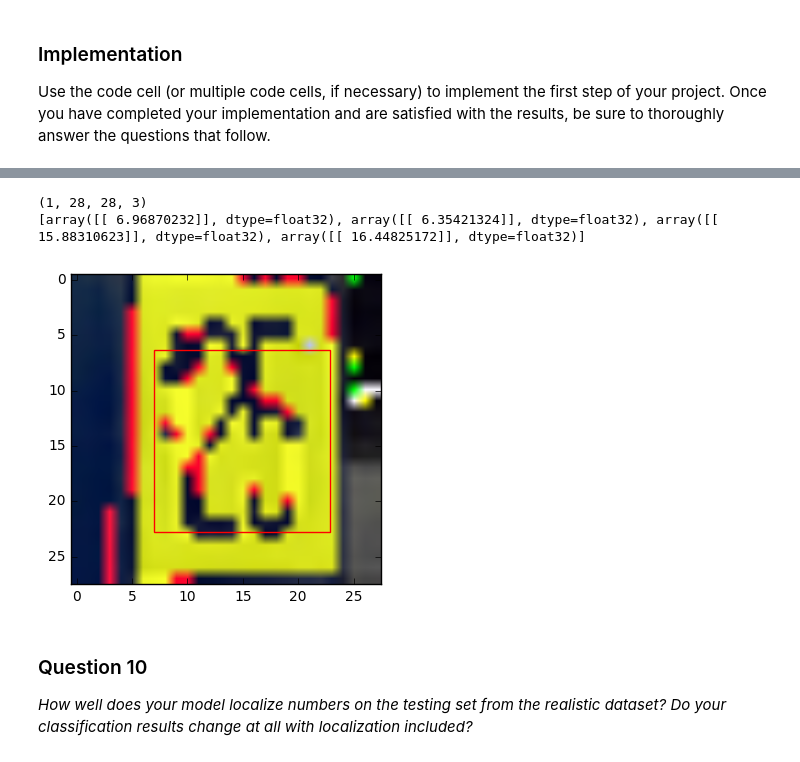
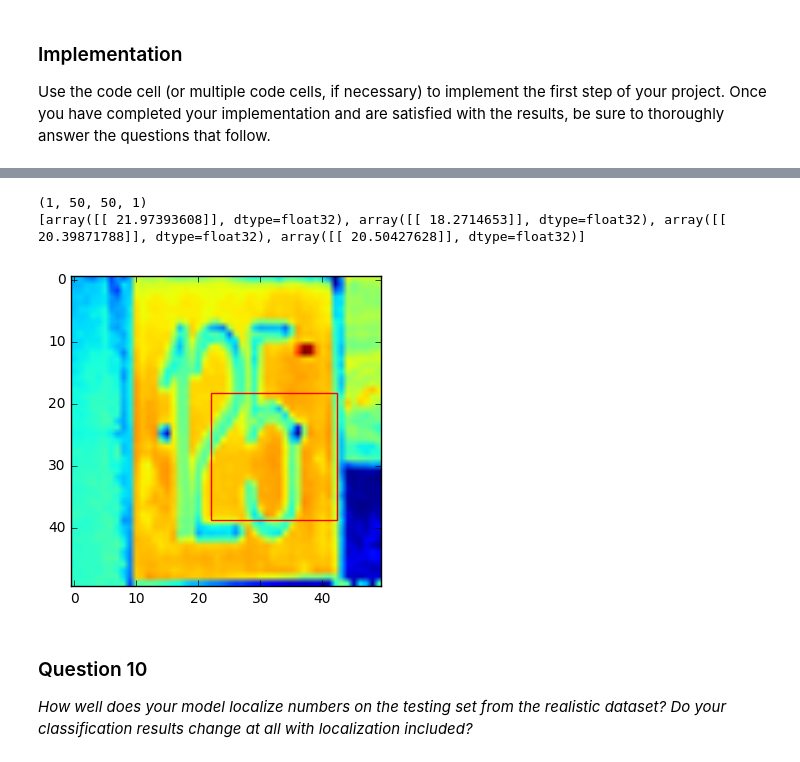
Before and after one commit to asindico/digitRecognition, a Jupyter notebook: digit_recognition.ipynb, the cells around one changed output, grey strips where cells are left out. Drawn from its saved outputs; the diff is of its cells as text; code cells hidden in the pictures.

```diff
--- a/digit_recognition.ipynb
+++ b/digit_recognition.ipynb
@@ -673,33 +767,29 @@ Use the code cell (or multiple code cells, if necessary) to implement the first
 from sklearn.model_selection import train_test_split
 svb_train, svb_validation, svbt_labels, svbv_labels = train_test_split(sv_images, nboxes, test_size=0.33, random_state=42)
 # %%
-model = Sequential()
-x = Input((28, 28,SV_CHANNELS))
+try:
+    model = load_model('box_cnn.h5')
+except:
+    model = None
 
-y = Convolution2D(32, 3, 3, activation="relu", border_mode="same")(x)
-y = Convolution2D(32, 3, 3, activation="relu")(y)
+x = Input((SV_IMG_SIZE, SV_IMG_SIZE,SV_CHANNELS))
+y = Convolution2D(8, 3, 3, activation="relu", border_mode="same")(x)
 y = MaxPooling2D((2, 2))(y)
-y = Dropout(0.25)(y)
-
-y = Convolution2D(64, 3, 3, border_mode="same", activation="relu")(y)
-y = Convolution2D(64, 3, 3, activation="relu")(y)
+y = Convolution2D(16, 3, 3, border_mode="same", activation="relu")(y)
 y = MaxPooling2D((2, 2))(y)
-y = Dropout(0.25)(y)
-
-
 y = Flatten()(y)
-y = Dense(1024, activation="relu")(y)
+y = Dense(128, activation="relu")(y)
 
 boxX = Dense(1)(y)
 boxY = Dense(1)(y)
 boxWidth = Dense(1)(y)
 boxHeight = Dense(1)(y)
-model = Model(input=x, output=[boxX, boxY, boxWidth,boxHeight])
 
-
-model.compile(optimizer='adam',
+if not None:
+    model = Model(input=x, output=[boxX, boxY, boxWidth,boxHeight])
+    model.compile(optimizer='adam',
           loss='mean_squared_error',
-          metrics=['accuracy'])
+          metrics=['mean_squared_error'])
 
 
 svb_train_labels = [np.array([i[0] for i in svbt_labels]),
@@ -714,7 +804,7 @@ svb_validation_labels = [np.array([i[0] for i in svbv_labels]),
 
 
 model.fit(svb_train,svb_train_labels
-          , nb_epoch=30, batch_size=32,
+          , nb_epoch=10, batch_size=32,
          validation_data=(svb_validation, svb_validation_labels))
 # %% [output]
 Train on 13400 samples, validate on 6600 samples
@@ -738,19 +843,19 @@ Epoch 30/30
 # %%
 fig,ax = plt.subplots(1)
 print(array.shape)
 #plt.imshow(array.reshape(SV_IMG_SIZE,SV_IMG_SIZE,SV_CHANNELS))
 y_pred = model.predict(array,batch_size=1,verbose=0)
-ax.imshow(array.reshape(SV_IMG_SIZE,SV_IMG_SIZE,SV_CHANNELS))
+ax.imshow(array.reshape(SV_IMG_SIZE,SV_IMG_SIZE))
 #plt.imshow(sv_images[idx].reshape(SV_IMG_SIZE,SV_IMG_SIZE),cmap='gray')
 box = y_pred
 rect = patches.Rectangle((box[0][0][0],box[1][0][0]),box[2][0][0],box[3][0][0],linewidth=1,edgecolor='r',facecolor='none')
 #rect = patches.Rectangle((5.145,5.05),17.08,17.013)
 ax.add_patch(rect)
 print(y_pred)
 # %% [output]
-(1, 28, 28, 3)
-[array([[ 6.96870232]], dtype=float32), array([[ 6.35421324]], dtype=float32), array([[ 15.88310623]], dtype=float32), array([[ 16.44825172]], dtype=float32)]
+(1, 50, 50, 1)
+[array([[ 21.97393608]], dtype=float32), array([[ 18.2714653]], dtype=float32), array([[ 20.39871788]], dtype=float32), array([[ 20.50427628]], dtype=float32)]
-[figure, old version]
+[figure, new version]
 # %% [markdown]
 ### Question 10
 _How well does your model localize numbers on the testing set from the realistic dataset? Do your classification results change at all with localization included?_
```
Also changed, not shown: parts of 14 cells of this notebook, 1 other file.
